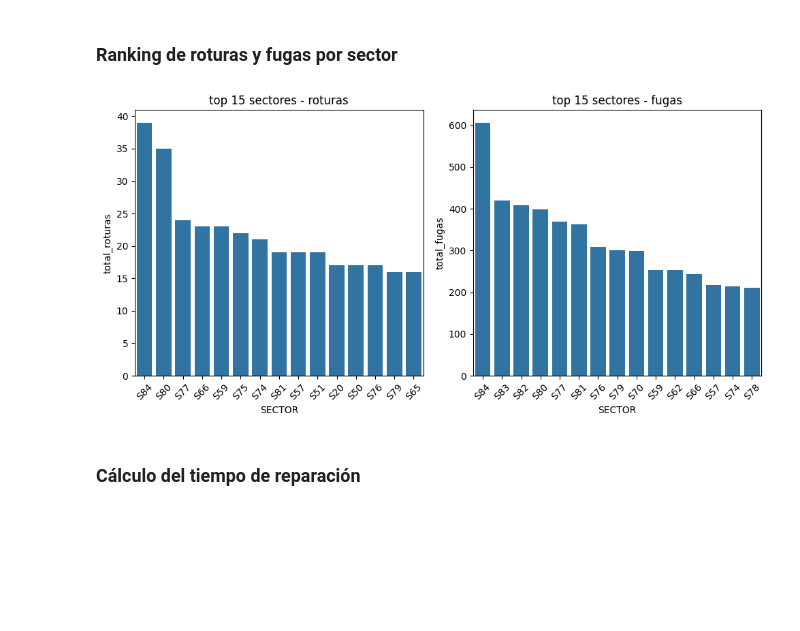
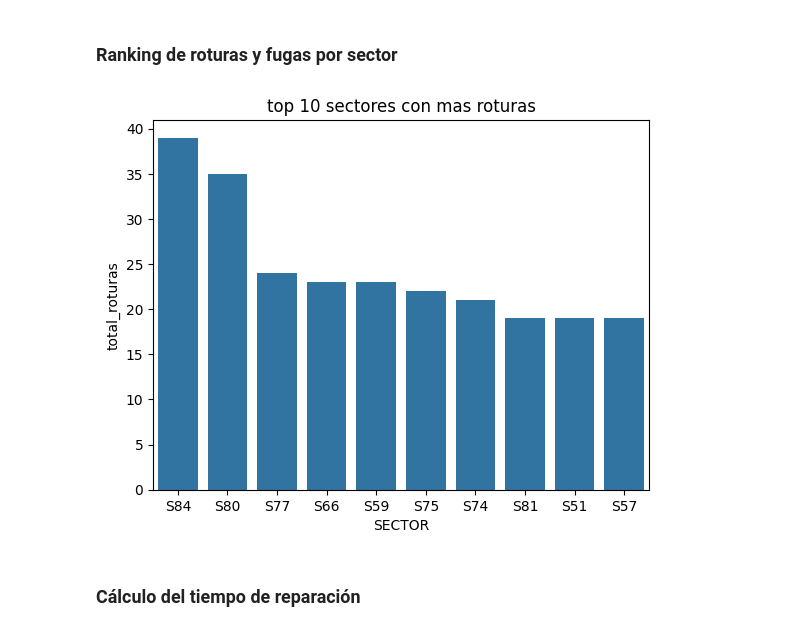
Before and after one commit to khar20/datathon-sunass, a Jupyter notebook: main.ipynb, the cells around one changed output. Drawn from its saved outputs; the diff is of its cells as text; code cells hidden in the pictures; blank space fills up the shorter version.

```diff
--- a/main.ipynb
+++ b/main.ipynb
@@ -17,15 +17,15 @@ import matplotlib.pyplot as plt
 from sklearn.cluster import KMeans
 import pandas as pd
 # %%
-df_prim = pl.read_excel(
+df_roturas = pl.read_excel(
     "datasets/02_ROTURAS_RED_PRIMARIA_SECUNDARIA_PIURA.xlsx",
     sheet_name="ROTURAS_RED_PRIMARIA",
 )
-df_sec = pl.read_excel(
+df_fugas = pl.read_excel(
     "datasets/02_ROTURAS_RED_PRIMARIA_SECUNDARIA_PIURA.xlsx",
     sheet_name="FUGAS_RED_SECUNDARIA",
 )
-df_red = pl.read_excel("datasets/03_REDES_CONEXIONES_PIURA.xlsx")
+df_redes = pl.read_excel("datasets/03_REDES_CONEXIONES_PIURA.xlsx")
 df_cau = pl.read_excel("datasets/01_BASE_CAUDALES_SECTORES_PIURA.xlsx")
 # %% [markdown]
 ## Reto 1
@@ -56,16 +58,11 @@ df_sec_c = corregir_coord(df_sec)
 # %% [markdown]
 ### Sobreregistro de datos
 # %%
-df_prim_limpia = df_prim_c.unique(subset=['CONEXION', 'CATEGORIA', 'fecha_inicio'], keep='first')
-df_sec_limpia = df_sec_c.unique(subset=['CONEXION', 'CATEGORIA', 'fecha_inicio'], keep='first')
+df_roturas = df_roturas.unique(subset=["CONEXION", "CATEGORIA", "fecha_inicio"])
+df_fugas = df_fugas.unique(subset=["CONEXION", "CATEGORIA", "fecha_inicio"])
 
-# tabla de observaciones unicas para excel
-df_obs_unicas = pl.DataFrame({
-    'tipo_problema': ['roturas', 'fugas'],
-    'n_unicas': [df_prim_limpia.height, df_sec_limpia.height]
+# tabla observaciones unicas
+obs_unicas = pl.DataFrame({
+    "tipo": ["roturas", "fugas"],
+    "conteo_unico": [df_roturas.height, df_fugas.height]
 })
-
-# grafico de observaciones despues de limpieza
-sns.barplot(data=df_obs_unicas.to_pandas(), x='tipo_problema', y='n_unicas')
-plt.title('observaciones unicas limpias')
-plt.show()
@@ -76,21 +71,15 @@ plt.show()
 # %% [markdown]
 ### Ranking de roturas y fugas por sector
 # %%
-rank_prim = df_prim_limpia.group_by('SECTOR').agg(pl.len().alias('total_roturas')).sort('total_roturas', descending=True)
-rank_sec = df_sec_limpia.group_by('SECTOR').agg(pl.len().alias('total_fugas')).sort('total_fugas', descending=True)
+rank_rot = df_roturas.group_by("SECTOR").agg(pl.len().alias("total_roturas")).sort("total_roturas", descending=True)
+rank_fug = df_fugas.group_by("SECTOR").agg(pl.len().alias("total_fugas")).sort("total_fugas", descending=True)
 
-# grafico (top 15 sectores)
-fig, axes = plt.subplots(1, 2, figsize=(10, 5))
-sns.barplot(data=rank_prim.head(15).to_pandas(), x='SECTOR', y='total_roturas', ax=axes[0])
-axes[0].set_title('top 15 sectores - roturas')
-axes[0].tick_params(axis='x', rotation=45)
-sns.barplot(data=rank_sec.head(15).to_pandas(), x='SECTOR', y='total_fugas', ax=axes[1])
-axes[1].set_title('top 15 sectores - fugas')
-axes[1].tick_params(axis='x', rotation=45)
-plt.tight_layout()
+# grafico
+sns.barplot(data=rank_rot.head(10).to_pandas(), x="SECTOR", y="total_roturas")
+plt.title("top 10 sectores con mas roturas")
 plt.show()
 # %% [output]
-[figure, old version]
+[figure, new version]
 # %% [markdown]
 ### Cálculo del tiempo de reparación
 # %%
```
Also changed, not shown: parts of 12 cells of this notebook.
